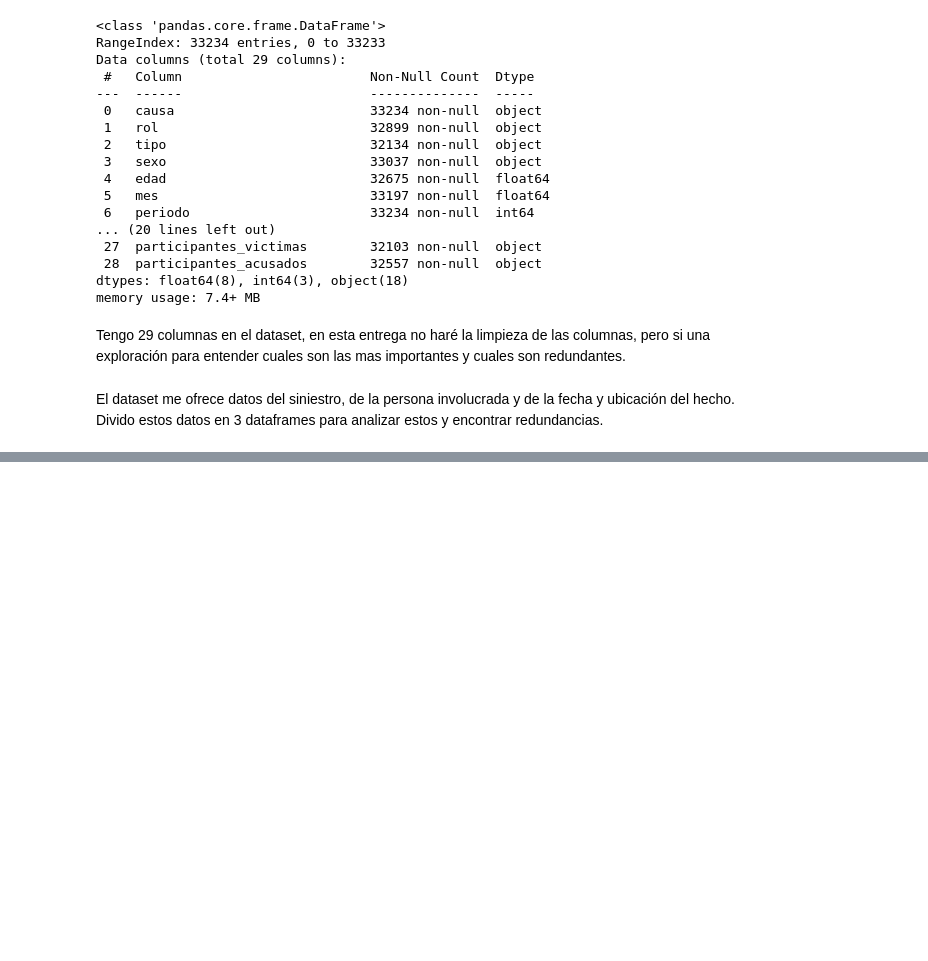
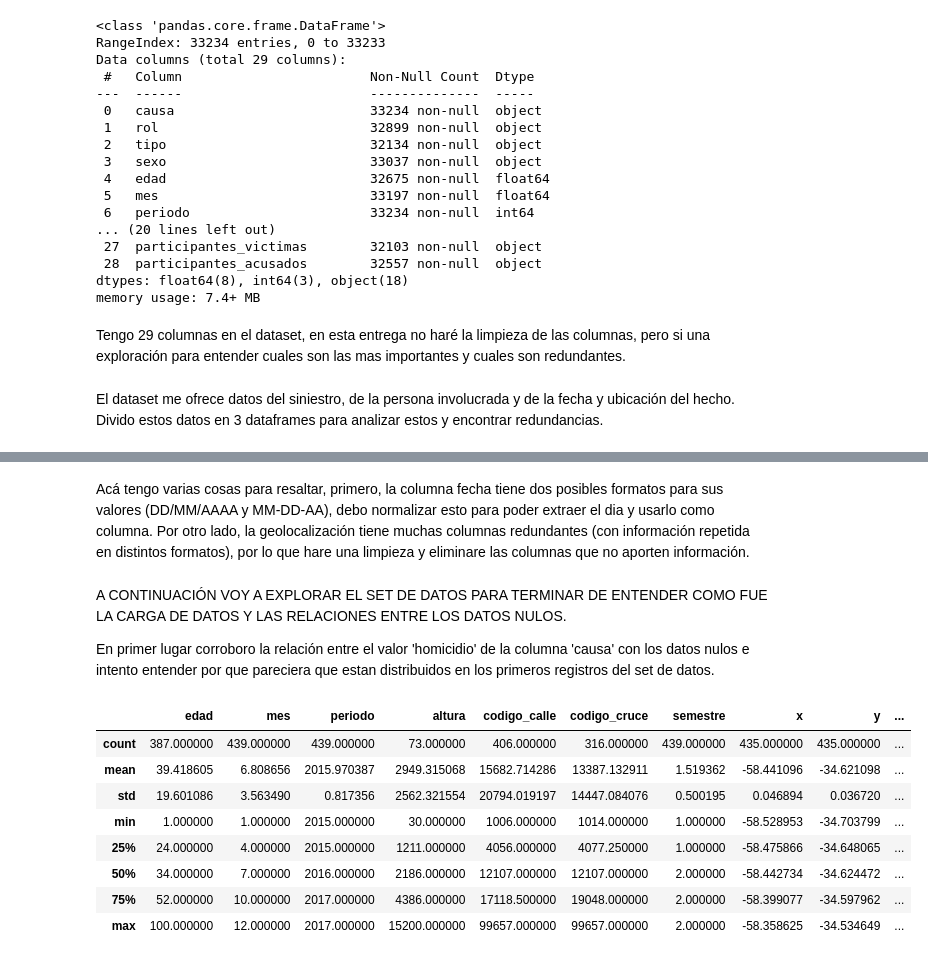
Before and after one commit to joakoracing/TP_CoderHouse, a Jupyter notebook: TP6- PRIMERA ENTREGA/Primera_entrega.ipynb, the cells around one changed output, grey strips where cells are left out. Cells and saved outputs as stored; diff of their text form; code cells hidden in the pictures; blank space fills up the shorter version.

Commit message:
avance en primera entrega

```diff
--- a/TP6- PRIMERA ENTREGA/Primera_entrega.ipynb
+++ b/TP6- PRIMERA ENTREGA/Primera_entrega.ipynb
@@ -48,0 +123,18 @@ El dataset me ofrece datos del siniestro, de la persona involucrada y de la fech
+# %% [markdown]
+Acá tengo varias cosas para resaltar, primero, la columna fecha tiene dos posibles formatos para sus valores (DD/MM/AAAA y MM-DD-AA), debo normalizar esto para poder extraer el dia y usarlo como columna. Por otro lado, la geolocalización tiene muchas columnas redundantes (con información repetida en distintos formatos), por lo que hare una limpieza y eliminare las columnas que no aporten información.
+# %% [markdown]
+A CONTINUACIÓN VOY A EXPLORAR EL SET DE DATOS PARA TERMINAR DE ENTENDER COMO FUE LA CARGA DE DATOS Y LAS RELACIONES ENTRE LOS DATOS NULOS.
+
+En primer lugar corroboro la relación entre el valor 'homicidio' de la columna 'causa' con los datos nulos e intento entender por que pareciera que estan distribuidos en los primeros registros del set de datos.
+# %%
+sin_df.loc[sin_df.causa == 'homicidio'].describe()
+# %% [output]
+|  | edad | mes | periodo | altura | codigo_calle | codigo_cruce | semestre | x | y | ... |
+| count | 387.000000 | 439.000000 | 439.000000 | 73.000000 | 406.000000 | 316.000000 | 439.000000 | 435.000000 | 435.000000 | ... |
+| mean | 39.418605 | 6.808656 | 2015.970387 | 2949.315068 | 15682.714286 | 13387.132911 | 1.519362 | -58.441096 | -34.621098 | ... |
+| std | 19.601086 | 3.563490 | 0.817356 | 2562.321554 | 20794.019197 | 14447.084076 | 0.500195 | 0.046894 | 0.036720 | ... |
+| min | 1.000000 | 1.000000 | 2015.000000 | 30.000000 | 1006.000000 | 1014.000000 | 1.000000 | -58.528953 | -34.703799 | ... |
+| 25% | 24.000000 | 4.000000 | 2015.000000 | 1211.000000 | 4056.000000 | 4077.250000 | 1.000000 | -58.475866 | -34.648065 | ... |
+| 50% | 34.000000 | 7.000000 | 2016.000000 | 2186.000000 | 12107.000000 | 12107.000000 | 2.000000 | -58.442734 | -34.624472 | ... |
+| 75% | 52.000000 | 10.000000 | 2017.000000 | 4386.000000 | 17118.500000 | 19048.000000 | 2.000000 | -58.399077 | -34.597962 | ... |
+| max | 100.000000 | 12.000000 | 2017.000000 | 15200.000000 | 99657.000000 | 99657.000000 | 2.000000 | -58.358625 | -34.534649 | ... |
```
Also changed, not shown: parts of 11 cells of this notebook.
